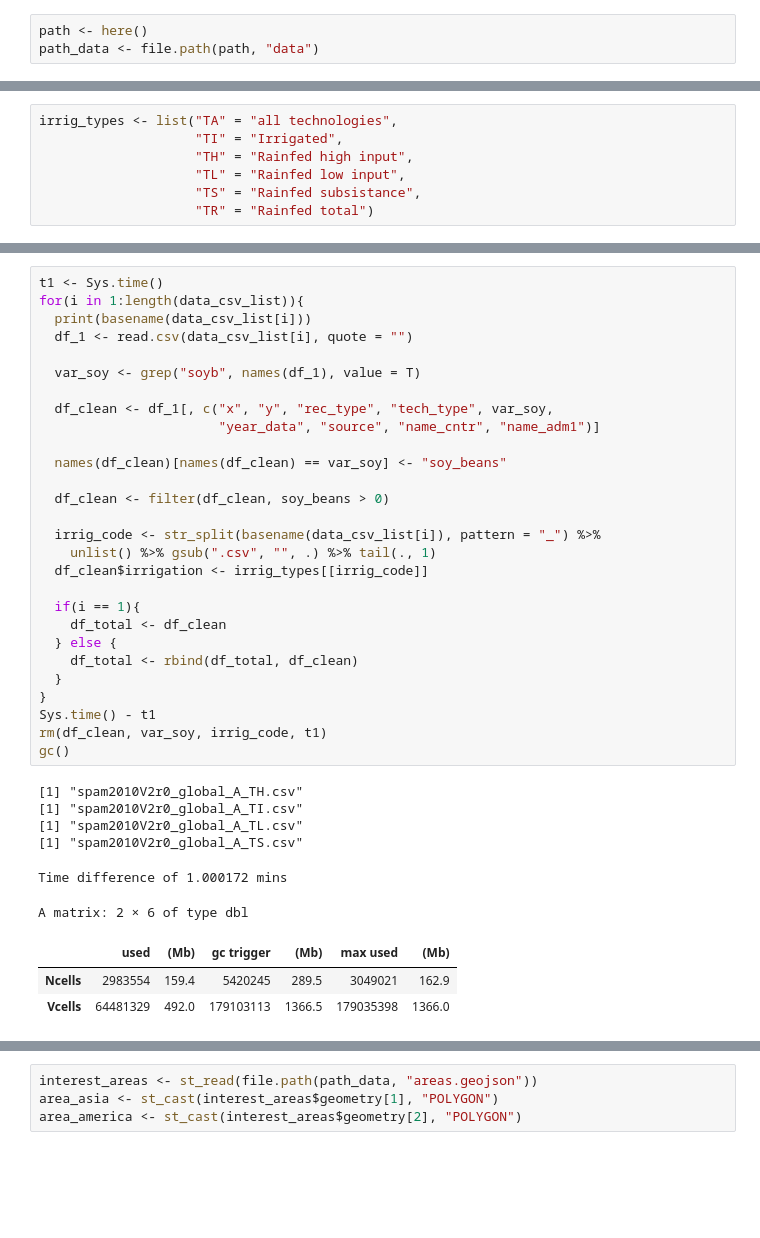
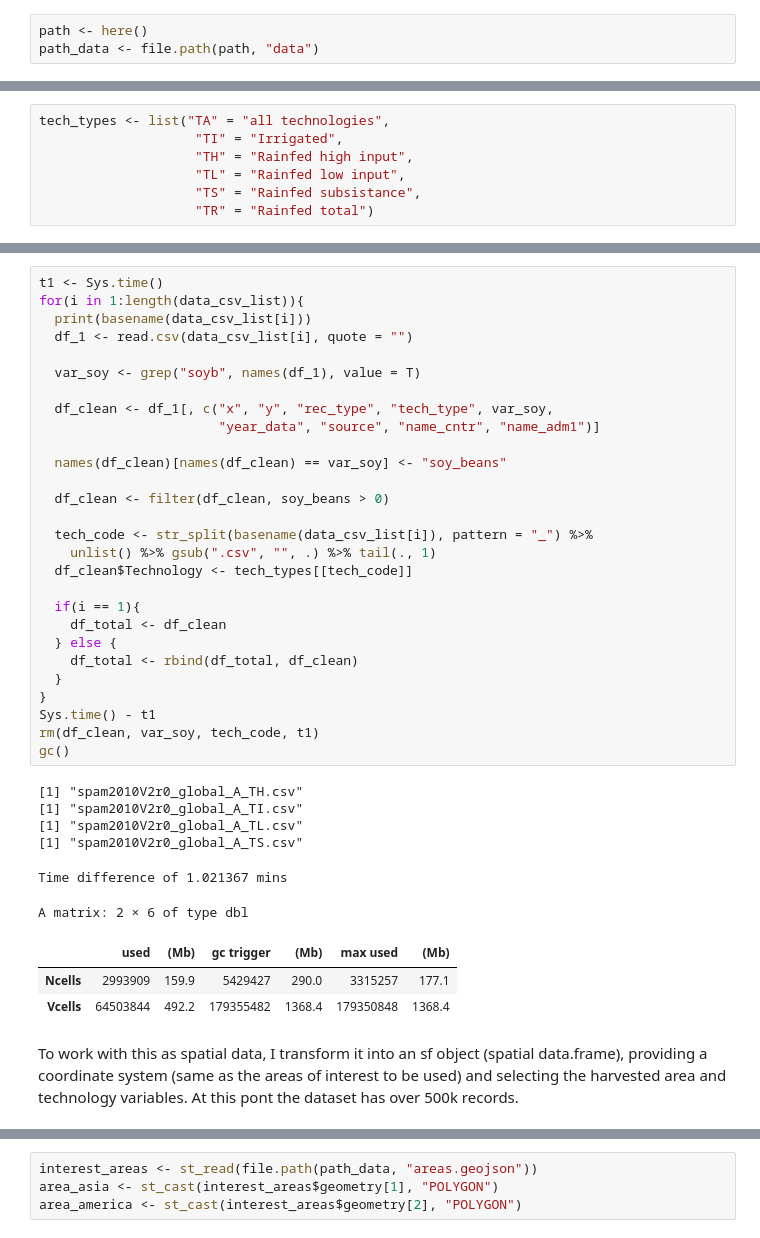
Before and after one commit to AngelArcones/Vizzuality_challenge, a Jupyter notebook: Vizzuality_challenge.ipynb, the cells around one changed output, grey strips where cells are left out. Drawn from its saved outputs; the diff is of its cells as text; blank space fills up the shorter version.

```diff
--- a/Vizzuality_challenge.ipynb
+++ b/Vizzuality_challenge.ipynb
@@ -32,5 +37,5 @@ data_csv_list <- list.files(path_data, ".csv", full.names = T) %>% grep("_TA|_TR
 # %%
-irrig_types <- list("TA" = "all technologies",
+tech_types <- list("TA" = "all technologies",
                     "TI" = "Irrigated",
                     "TH" = "Rainfed high input",
                     "TL" = "Rainfed low input",
@@ -41,38 +54,40 @@ t1 <- Sys.time()
 for(i in 1:length(data_csv_list)){
   print(basename(data_csv_list[i]))
   df_1 <- read.csv(data_csv_list[i], quote = "")
 
   var_soy <- grep("soyb", names(df_1), value = T)
 
   df_clean <- df_1[, c("x", "y", "rec_type", "tech_type", var_soy,
                        "year_data", "source", "name_cntr", "name_adm1")]
 
   names(df_clean)[names(df_clean) == var_soy] <- "soy_beans"
 
   df_clean <- filter(df_clean, soy_beans > 0)
 
-  irrig_code <- str_split(basename(data_csv_list[i]), pattern = "_") %>%
+  tech_code <- str_split(basename(data_csv_list[i]), pattern = "_") %>%
     unlist() %>% gsub(".csv", "", .) %>% tail(., 1)
-  df_clean$irrigation <- irrig_types[[irrig_code]]
+  df_clean$Technology <- tech_types[[tech_code]]
 
   if(i == 1){
     df_total <- df_clean
   } else {
     df_total <- rbind(df_total, df_clean)
   }
 }
 Sys.time() - t1
-rm(df_clean, var_soy, irrig_code, t1)
+rm(df_clean, var_soy, tech_code, t1)
 gc()
 # %% [output]
 [1] "spam2010V2r0_global_A_TH.csv"
 [1] "spam2010V2r0_global_A_TI.csv"
 [1] "spam2010V2r0_global_A_TL.csv"
 [1] "spam2010V2r0_global_A_TS.csv"
-Time difference of 1.000172 mins
+Time difference of 1.021367 mins
 A matrix: 2 × 6 of type dbl
 |  | used | (Mb) | gc trigger | (Mb) | max used | (Mb) |
-| Ncells | 2983554 | 159.4 | 5420245 | 289.5 | 3049021 | 162.9 |
-| Vcells | 64481329 | 492.0 | 179103113 | 1366.5 | 179035398 | 1366.0 |
+| Ncells | 2993909 | 159.9 | 5429427 | 290.0 | 3315257 | 177.1 |
+| Vcells | 64503844 | 492.2 | 179355482 | 1368.4 | 179350848 | 1368.4 |
+# %% [markdown]
+To work with this as spatial data, I transform it into an sf object (spatial data.frame), providing a coordinate system (same as the areas of interest to be used) and selecting the harvested area and technology variables. At this pont the dataset has over 500k records.
 # %%
 epsg <-  4326 #WSG 84
```
Also changed, not shown: parts of 30 cells of this notebook.
